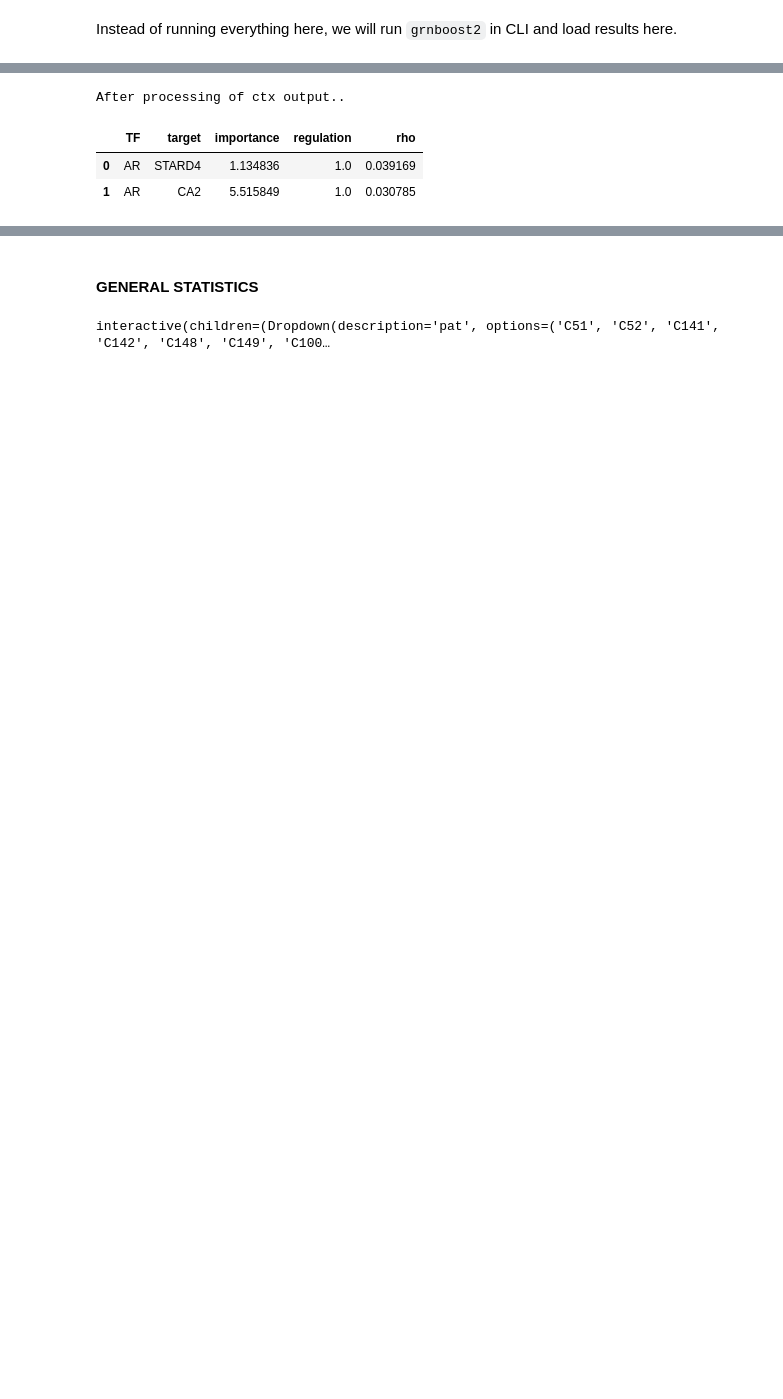
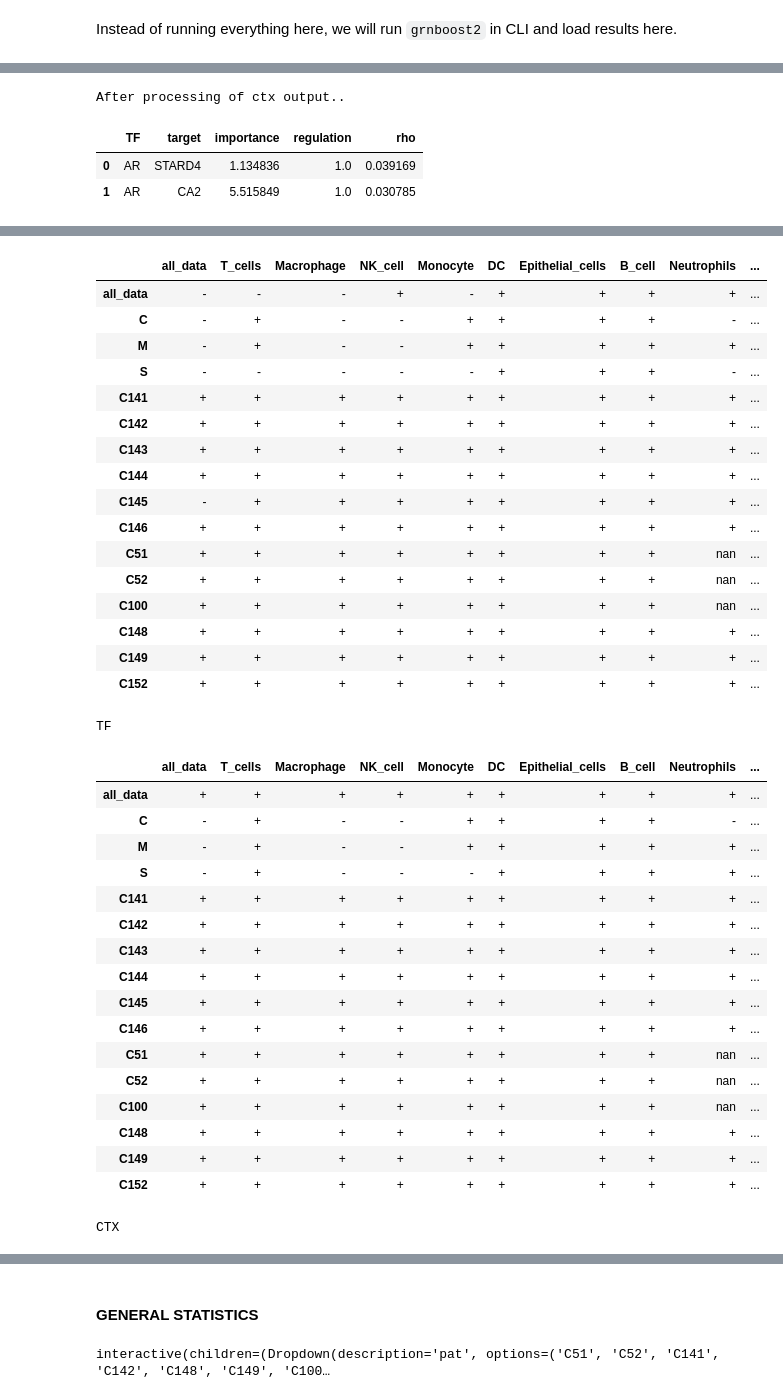
Before and after one commit to masyahook/scGRN, a Jupyter notebook: jupyter/GRN_inference.ipynb, the cells around one changed output, grey strips where cells are left out. Cells and saved outputs as stored; diff of their text form; code cells hidden in the pictures; blank space fills up the shorter version.

Commit message:
Updated pipeline by adding agg data

```diff
--- a/jupyter/GRN_inference.ipynb
+++ b/jupyter/GRN_inference.ipynb
@@ -491,6 +423,14 @@ print('The first 2 rows of GRNBoost2 output as an example (based on all genes an
 display(grnboost2_meta[_PATIENTS[0]]['raw_data']['input_all'].head(2))
 print('After processing of ctx output..')
 display(grnboost2_meta[_PATIENTS[0]]['raw_data']['input_ctx'].head(2))
+
+# Getting graph/adj_list availability matrices
+_AVAIL_ADJ_LISTs = get_avail_adj_list_mat()
+_AVAIL_Gs = get_avail_graph_mat()
+
+for d_type in ['all', 'TF', 'ctx']:
+    print(colored(d_type.upper(), 'cyan'))
+    display(style_data_availability(_AVAIL_Gs[d_type].applymap(lambda x: np.nan if pd.isna(x) else '+' if x else '-')))
 # %% [output]
 The first 2 rows of GRNBoost2 output as an example (based on all genes and all cells)..
 |  | TF | target | importance | regulation | rho |
@@ -504,0 +444,36 @@ Wall time: 22.1 s
+|  | all_data | T_cells | Macrophage | NK_cell | Monocyte | DC | Epithelial_cells | B_cell | Neutrophils | ... |
+| all_data | - | - | - | + | - | + | + | + | + | ... |
+| C | - | + | - | - | + | + | + | + | - | ... |
+| M | - | + | - | - | + | + | + | + | + | ... |
+| S | - | - | - | - | - | + | + | + | - | ... |
+| C141 | + | + | + | + | + | + | + | + | + | ... |
+| C142 | + | + | + | + | + | + | + | + | + | ... |
+| C143 | + | + | + | + | + | + | + | + | + | ... |
+| C144 | + | + | + | + | + | + | + | + | + | ... |
+| C145 | - | + | + | + | + | + | + | + | + | ... |
+| C146 | + | + | + | + | + | + | + | + | + | ... |
+| C51 | + | + | + | + | + | + | + | + | nan | ... |
+| C52 | + | + | + | + | + | + | + | + | nan | ... |
+| C100 | + | + | + | + | + | + | + | + | nan | ... |
+| C148 | + | + | + | + | + | + | + | + | + | ... |
+| C149 | + | + | + | + | + | + | + | + | + | ... |
+| C152 | + | + | + | + | + | + | + | + | + | ... |
+TF
+|  | all_data | T_cells | Macrophage | NK_cell | Monocyte | DC | Epithelial_cells | B_cell | Neutrophils | ... |
+| all_data | + | + | + | + | + | + | + | + | + | ... |
+| C | - | + | - | - | + | + | + | + | - | ... |
+| M | - | + | - | - | + | + | + | + | + | ... |
+| S | - | + | - | - | - | + | + | + | + | ... |
+| C141 | + | + | + | + | + | + | + | + | + | ... |
+| C142 | + | + | + | + | + | + | + | + | + | ... |
+| C143 | + | + | + | + | + | + | + | + | + | ... |
+| C144 | + | + | + | + | + | + | + | + | + | ... |
+| C145 | + | + | + | + | + | + | + | + | + | ... |
+| C146 | + | + | + | + | + | + | + | + | + | ... |
+| C51 | + | + | + | + | + | + | + | + | nan | ... |
+| C52 | + | + | + | + | + | + | + | + | nan | ... |
+| C100 | + | + | + | + | + | + | + | + | nan | ... |
+| C148 | + | + | + | + | + | + | + | + | + | ... |
+| C149 | + | + | + | + | + | + | + | + | + | ... |
+| C152 | + | + | + | + | + | + | + | + | + | ... |
+CTX
```
Also changed, not shown: parts of 14 cells of this notebook, 1 other file.
